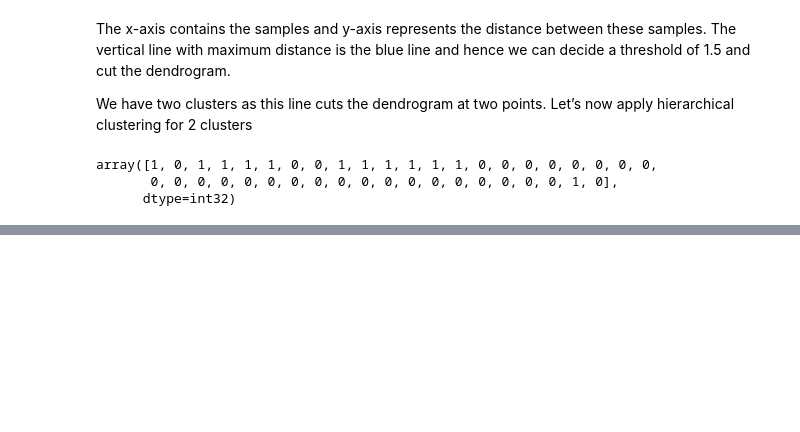
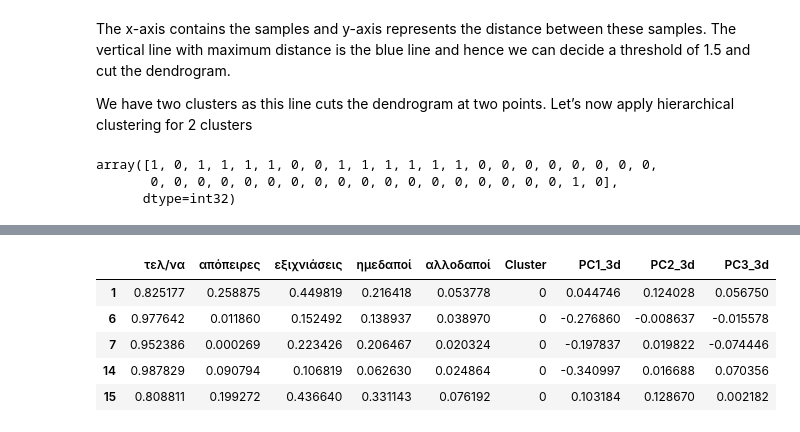
Before and after one commit to gbouzioto/data_mining_master_2020, a Jupyter notebook: exercise_3/crimes/crime.ipynb, the cells around one changed output, grey strips where cells are left out. Saved outputs shown, nothing was run; the diff lists cells and outputs as text; code cells hidden in the pictures; blank space fills up the shorter version.

```diff
--- a/exercise_3/crimes/crime.ipynb
+++ b/exercise_3/crimes/crime.ipynb
@@ -202,0 +240,12 @@ pprint(clusters)
+# %%
+# we have two clusters
+cluster_0 = data_scaled[data_scaled["Cluster"] == 0]
+cluster_1 = data_scaled[data_scaled["Cluster"] == 1]
+cluster_0.head()
+# %% [output]
+|  | τελ/να | απόπειρες | εξιχνιάσεις | ημεδαποί | αλλοδαποί | Cluster | PC1_3d | PC2_3d | PC3_3d |
+| 1 | 0.825177 | 0.258875 | 0.449819 | 0.216418 | 0.053778 | 0 | 0.044746 | 0.124028 | 0.056750 |
+| 6 | 0.977642 | 0.011860 | 0.152492 | 0.138937 | 0.038970 | 0 | -0.276860 | -0.008637 | -0.015578 |
+| 7 | 0.952386 | 0.000269 | 0.223426 | 0.206467 | 0.020324 | 0 | -0.197837 | 0.019822 | -0.074446 |
+| 14 | 0.987829 | 0.090794 | 0.106819 | 0.062630 | 0.024864 | 0 | -0.340997 | 0.016688 | 0.070356 |
+| 15 | 0.808811 | 0.199272 | 0.436640 | 0.331143 | 0.076192 | 0 | 0.103184 | 0.128670 | 0.002182 |
```
Also changed, not shown: parts of 12 cells of this notebook.
